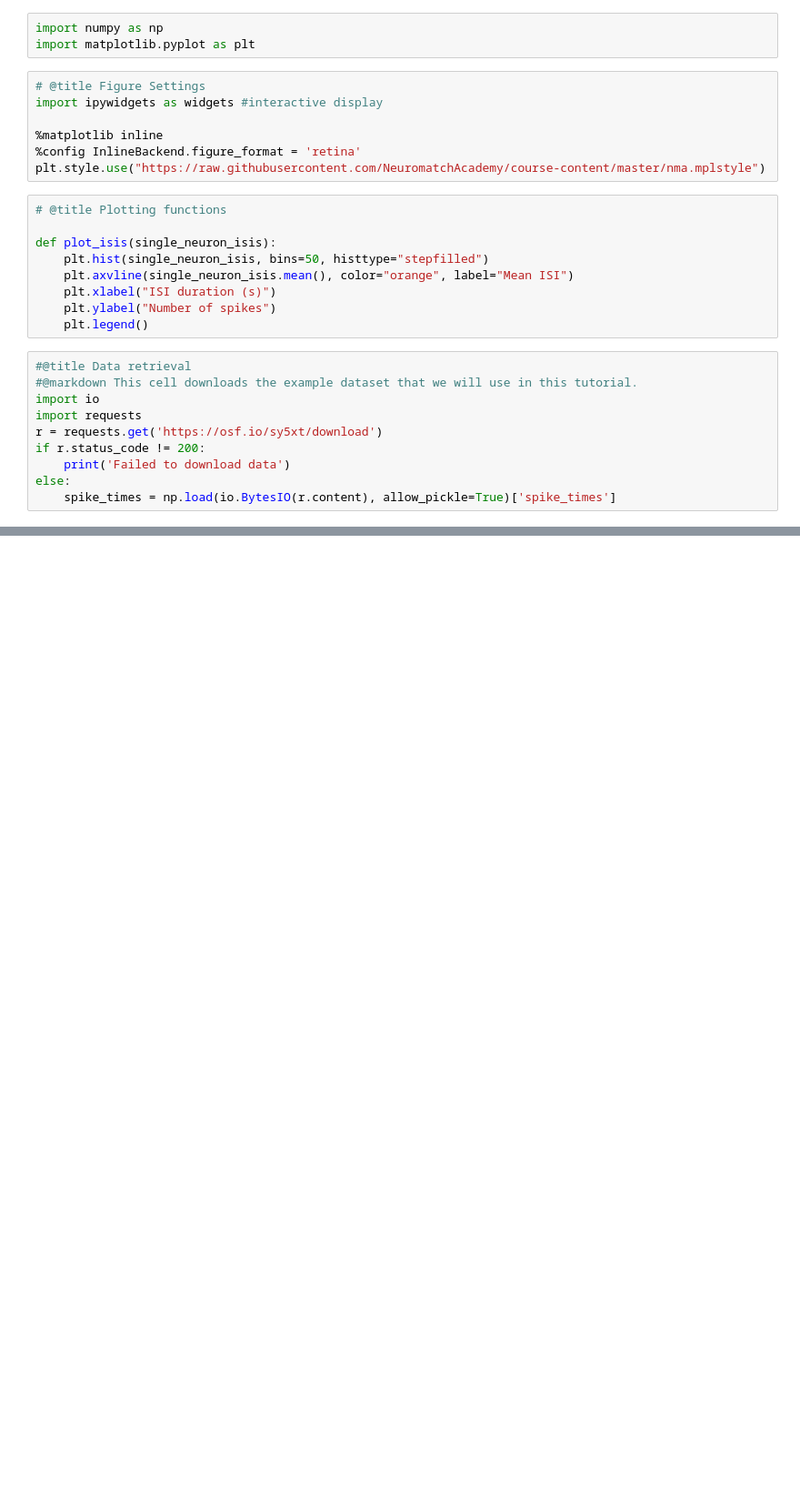
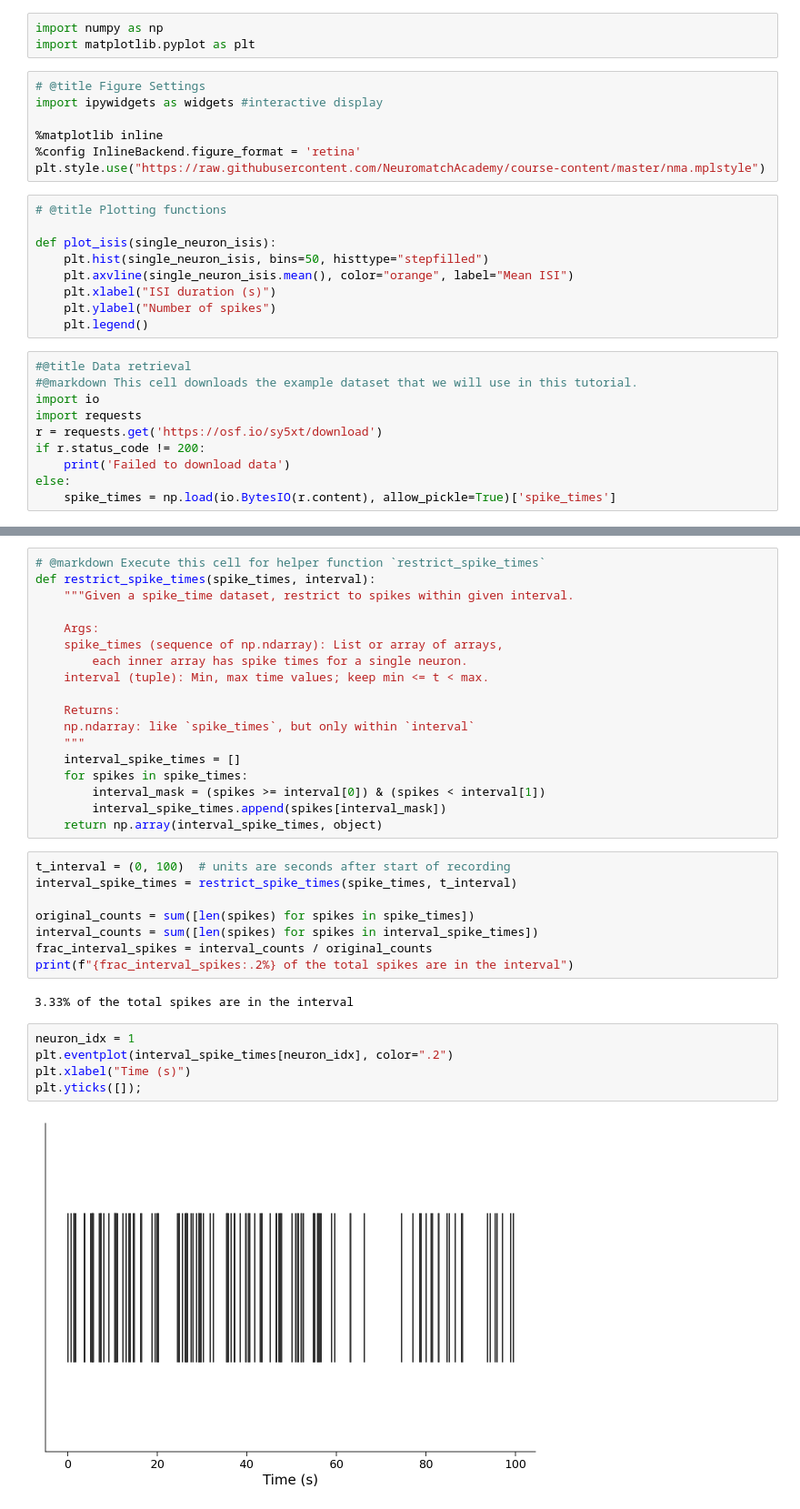
Before and after one commit to timur-surkhaev/neuromatch_2021, a Jupyter notebook: Tutorial 1 (W1D1).ipynb, the cells around one changed output, grey strips where cells are left out. Shown at 91% size. Saved outputs shown, nothing was run; the diff lists cells and outputs as text; blank space fills up the shorter version.

```diff
--- a/Tutorial 1 (W1D1).ipynb
+++ b/Tutorial 1 (W1D1).ipynb
@@ -29,0 +119,35 @@ else:
+# %%
+# @markdown Execute this cell for helper function `restrict_spike_times`
+def restrict_spike_times(spike_times, interval):
+    """Given a spike_time dataset, restrict to spikes within given interval.
+
+    Args:
+    spike_times (sequence of np.ndarray): List or array of arrays,
+        each inner array has spike times for a single neuron.
+    interval (tuple): Min, max time values; keep min <= t < max.
+
+    Returns:
+    np.ndarray: like `spike_times`, but only within `interval`
+    """
+    interval_spike_times = []
+    for spikes in spike_times:
+        interval_mask = (spikes >= interval[0]) & (spikes < interval[1])
+        interval_spike_times.append(spikes[interval_mask])
+    return np.array(interval_spike_times, object)
+# %%
+t_interval = (0, 100)  # units are seconds after start of recording
+interval_spike_times = restrict_spike_times(spike_times, t_interval)
+
+original_counts = sum([len(spikes) for spikes in spike_times])
+interval_counts = sum([len(spikes) for spikes in interval_spike_times])
+frac_interval_spikes = interval_counts / original_counts
+print(f"{frac_interval_spikes:.2%} of the total spikes are in the interval")
+# %% [output]
+3.33% of the total spikes are in the interval
+# %%
+neuron_idx = 1
+plt.eventplot(interval_spike_times[neuron_idx], color=".2")
+plt.xlabel("Time (s)")
+plt.yticks([]);
+# %% [output]
+[figure, added]
```
Also changed, not shown: parts of 14 cells of this notebook.
